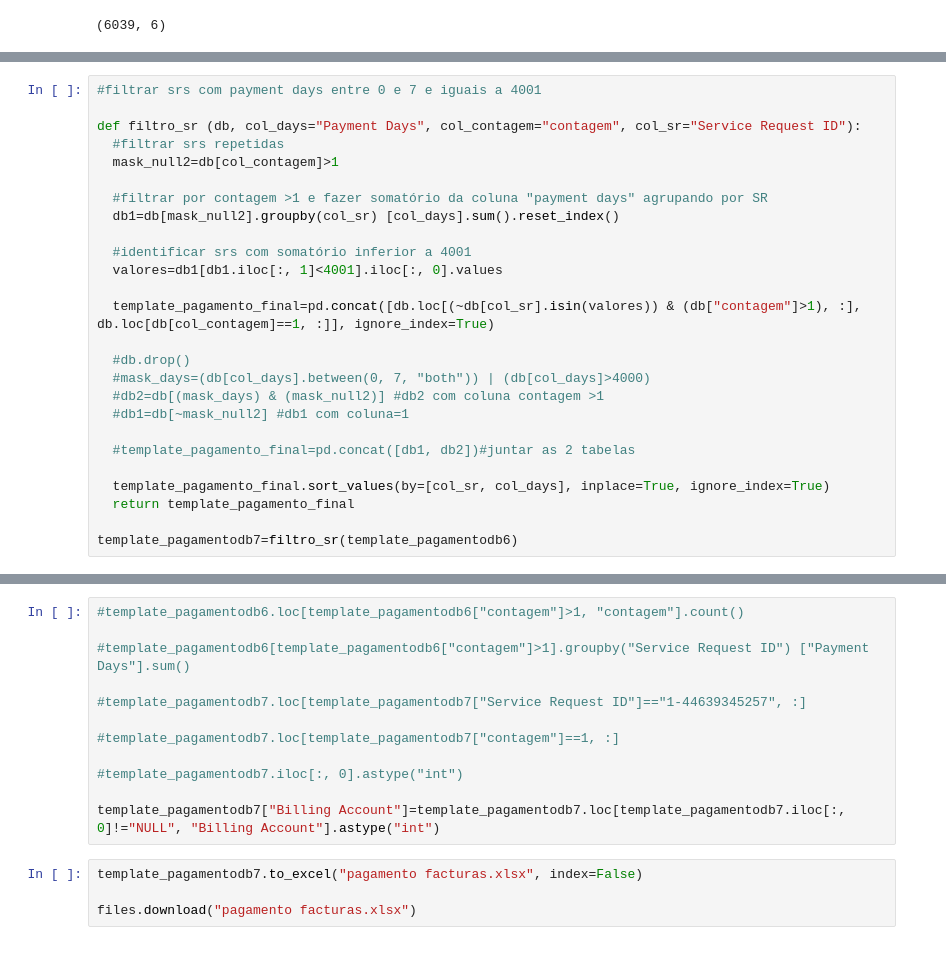
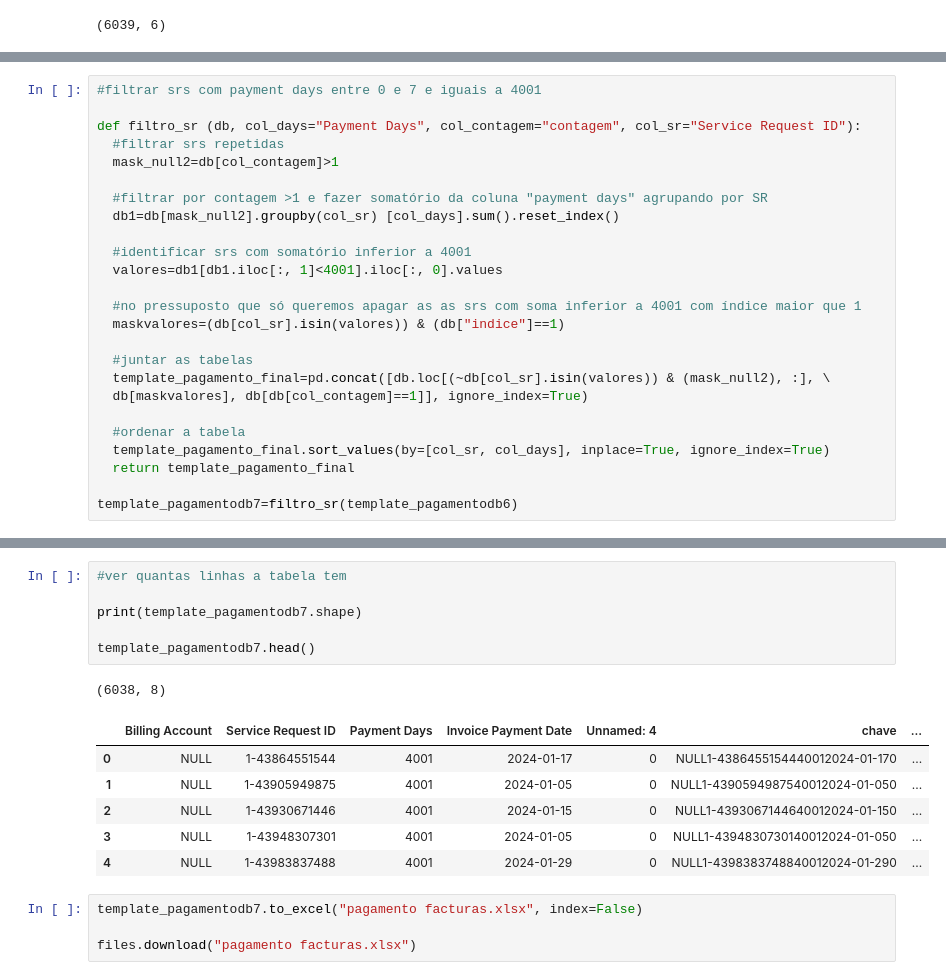
Before and after one commit to josepmatias/nos_reten-ao, a Jupyter notebook: actividades extra.ipynb, the cells around one changed output, grey strips where cells are left out. Saved outputs shown, nothing was run; the diff lists cells and outputs as text.

```diff
--- a/actividades extra.ipynb
+++ b/actividades extra.ipynb
@@ -497,15 +454,14 @@ def filtro_sr (db, col_days="Payment Days", col_contagem="contagem", col_sr="Ser
   #identificar srs com somatório inferior a 4001
   valores=db1[db1.iloc[:, 1]<4001].iloc[:, 0].values
 
-  template_pagamento_final=pd.concat([db.loc[(~db[col_sr].isin(valores)) & (db["contagem"]>1), :], db.loc[db[col_contagem]==1, :]], ignore_index=True)
+  #no pressuposto que só queremos apagar as as srs com soma inferior a 4001 com índice maior que 1
+  maskvalores=(db[col_sr].isin(valores)) & (db["indice"]==1)
 
-  #db.drop()
-  #mask_days=(db[col_days].between(0, 7, "both")) | (db[col_days]>4000)
-  #db2=db[(mask_days) & (mask_null2)] #db2 com coluna contagem >1
-  #db1=db[~mask_null2] #db1 com coluna=1
+  #juntar as tabelas
+  template_pagamento_final=pd.concat([db.loc[(~db[col_sr].isin(valores)) & (mask_null2), :], \
+  db[maskvalores], db[db[col_contagem]==1]], ignore_index=True)
 
-  #template_pagamento_final=pd.concat([db1, db2])#juntar as 2 tabelas
-
+  #ordenar a tabela
   template_pagamento_final.sort_values(by=[col_sr, col_days], inplace=True, ignore_index=True)
   return template_pagamento_final
 
@@ -513,15 +477,17 @@ template_pagamentodb7=filtro_sr(template_pagamentodb6)
-# %%
-#template_pagamentodb6.loc[template_pagamentodb6["contagem"]>1, "contagem"].count()
-
-#template_pagamentodb6[template_pagamentodb6["contagem"]>1].groupby("Service Request ID") ["Payment Days"].sum()
-
-#template_pagamentodb7.loc[template_pagamentodb7["Service Request ID"]=="1-44639345257", :]
-
-#template_pagamentodb7.loc[template_pagamentodb7["contagem"]==1, :]
-
-#template_pagamentodb7.iloc[:, 0].astype("int")
-
-template_pagamentodb7["Billing Account"]=template_pagamentodb7.loc[template_pagamentodb7.iloc[:, 0]!="NULL", "Billing Account"].astype("int")
+# %%
+#ver quantas linhas a tabela tem
+
+print(template_pagamentodb7.shape)
+
+template_pagamentodb7.head()
+# %% [output]
+(6038, 8)
+|  | Billing Account | Service Request ID | Payment Days | Invoice Payment Date | Unnamed: 4 | chave | ... |
+| 0 | NULL | 1-43864551544 | 4001 | 2024-01-17 | 0 | NULL1-4386455154440012024-01-170 | ... |
+| 1 | NULL | 1-43905949875 | 4001 | 2024-01-05 | 0 | NULL1-4390594987540012024-01-050 | ... |
+| 2 | NULL | 1-43930671446 | 4001 | 2024-01-15 | 0 | NULL1-4393067144640012024-01-150 | ... |
+| 3 | NULL | 1-43948307301 | 4001 | 2024-01-05 | 0 | NULL1-4394830730140012024-01-050 | ... |
+| 4 | NULL | 1-43983837488 | 4001 | 2024-01-29 | 0 | NULL1-4398383748840012024-01-290 | ... |
 # %%
 template_pagamentodb7.to_excel("pagamento facturas.xlsx", index=False)
 
```
Also changed, not shown: parts of 6 cells of this notebook.
